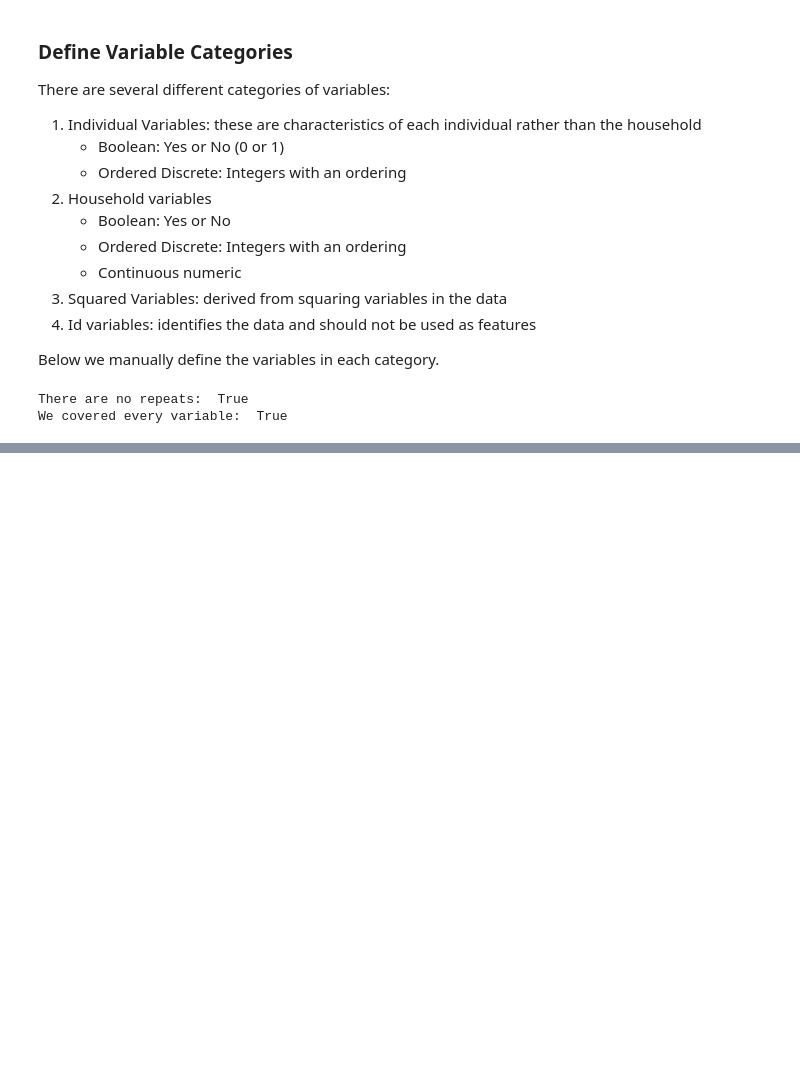
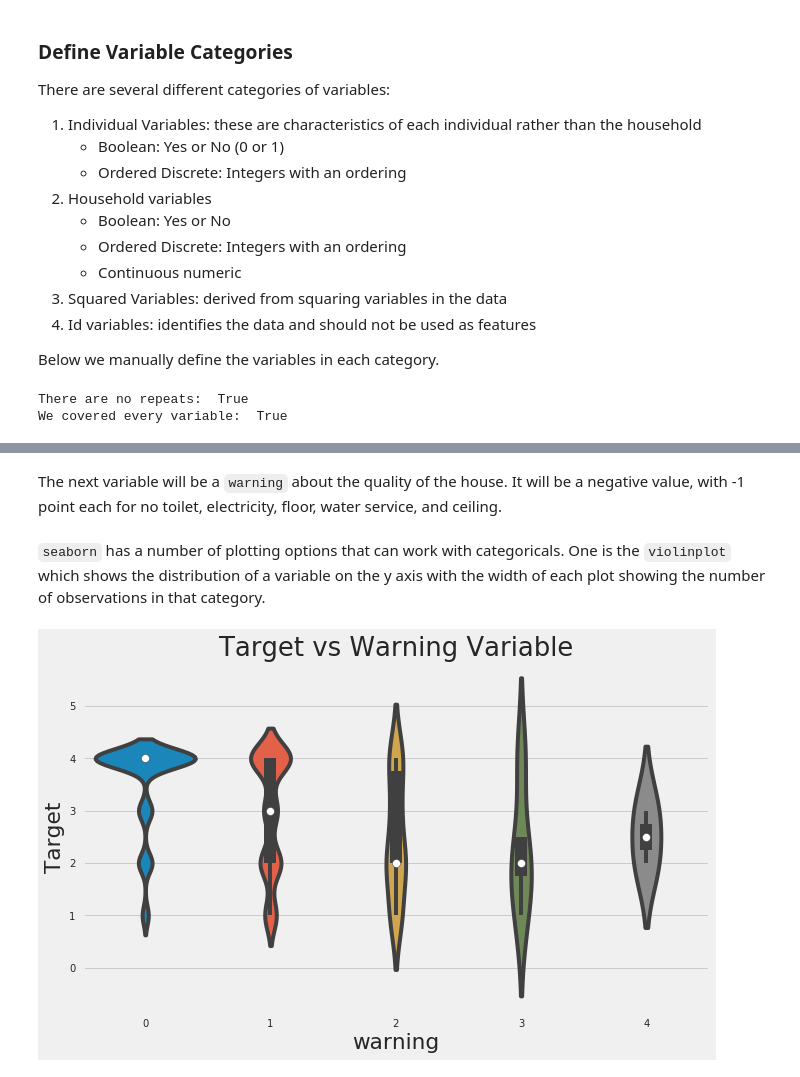
Before and after one commit to sudhamstarun/Costa-Rican-Household-Poverty-Level-Prediction, a Jupyter notebook: Feature Engineering.ipynb, the cells around one changed output, grey strips where cells are left out. Drawn from its saved outputs; the diff is of its cells as text; code cells hidden in the pictures; blank space fills up the shorter version.

```diff
--- a/Feature Engineering.ipynb
+++ b/Feature Engineering.ipynb
@@ -131,0 +289,13 @@ We covered every variable:  True
+# %%
+# Wall ordinal variable
+heads['walls'] = np.argmax(np.array(heads[['epared1', 'epared2', 'epared3']]), axis = 1)
+# %%
+# Roof ordinal variable
+heads['roof'] = np.argmax(np.array(heads[['etecho1', 'etecho2', 'etecho3']]),
+                           axis = 1)
+heads = heads.drop(axis=1, labels = ['etecho1', 'etecho2', 'etecho3'])
+
+# Floor ordinal variable
+heads['floor'] = np.argmax(np.array(heads[['eviv1', 'eviv2', 'eviv3']]),
+                           axis = 1)
+# heads = heads.drop(columns = ['eviv1', 'eviv2', 'eviv3'])
@@ -131,0 +306,3 @@ We covered every variable:  True
+# %%
+# Create new feature
+heads['walls+roof+floor'] = heads['walls'] + heads['roof'] + heads['floor']
@@ -131,0 +321,17 @@ We covered every variable:  True
+# %% [markdown]
+The next variable will be a `warning` about the quality of the house. It will be a negative value, with -1 point each for no toilet, electricity, floor, water service, and ceiling.
+# %%
+# No toilet, no electricity, no floor, no water service, no ceiling
+heads['warning'] = 1 * (heads['sanitario1'] +
+                         (heads['elec'] == 0) +
+                         heads['pisonotiene'] +
+                         heads['abastaguano'] +
+                         (heads['cielorazo'] == 0))
+# %% [markdown]
+`seaborn` has a number of plotting options that can work with categoricals. One is the `violinplot` which shows the distribution of a variable on the y axis with the width of each plot showing the number of observations in that category.
+# %%
+plt.figure(figsize = (10, 6))
+sns.violinplot(x = "warning", y = "Target", data = heads);
+plt.title('Target vs Warning Variable');
+# %% [output]
+[figure, added]
```
Also changed, not shown: parts of 32 cells of this notebook.
